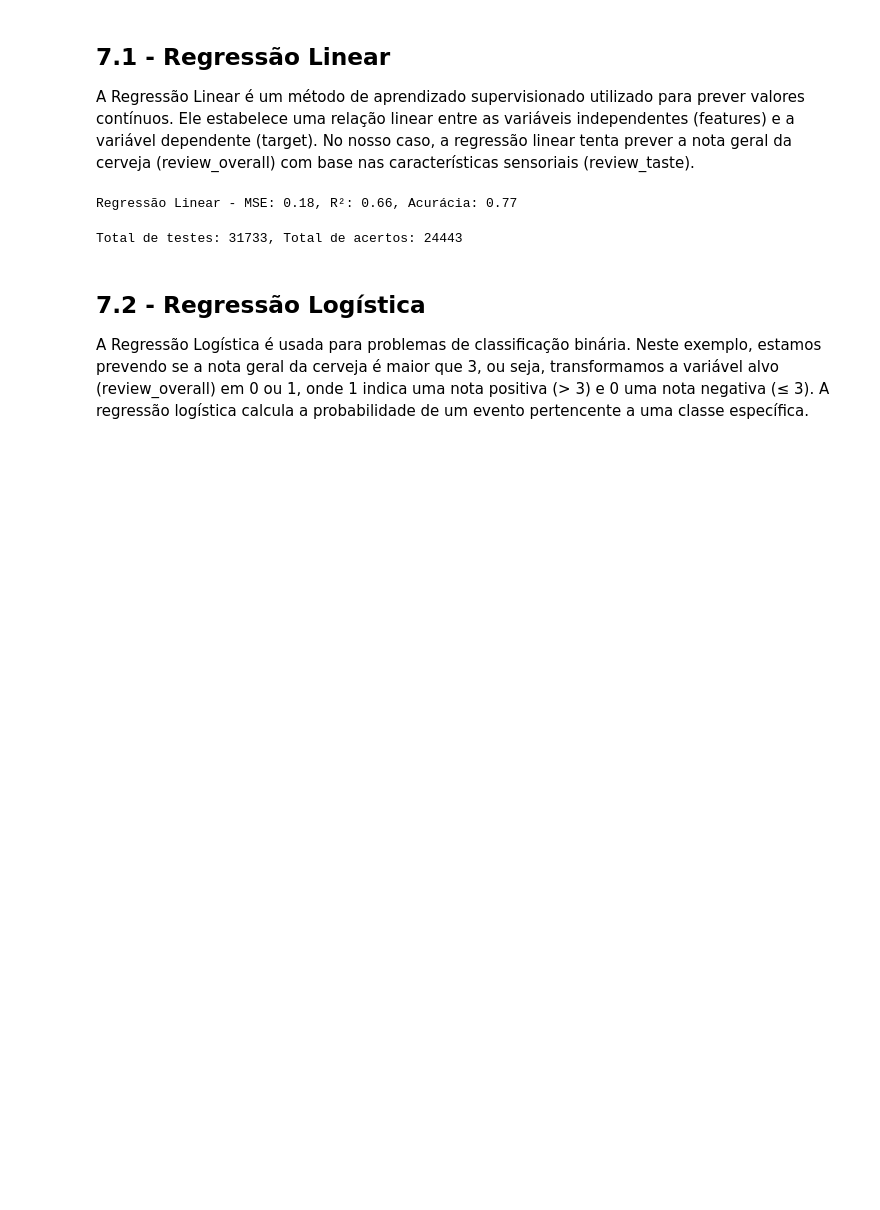
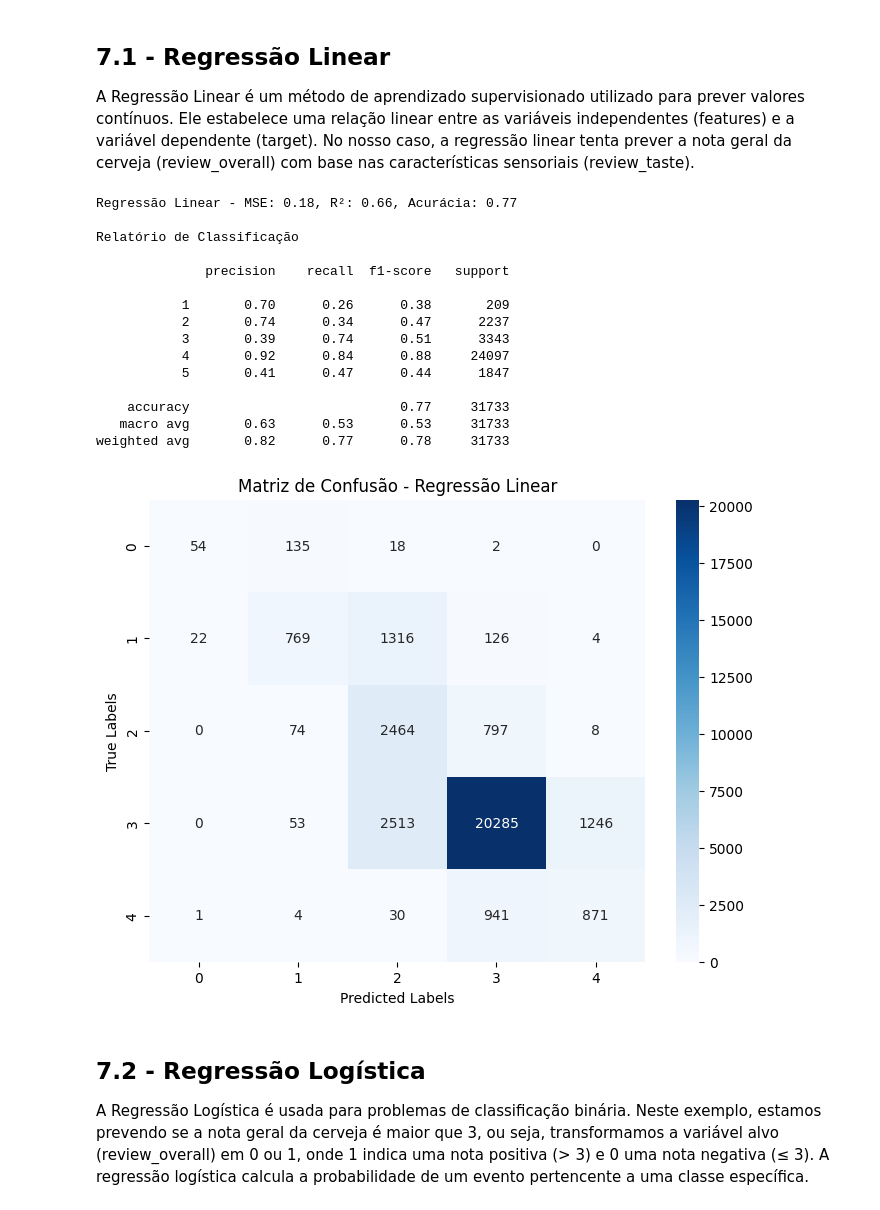
Before and after one commit to Cyberfn/BeerReviewAnalysis, a Jupyter notebook: BaseDeCervejasDF.ipynb, the cells around one changed output. Saved outputs shown, nothing was run; the diff lists cells and outputs as text; code cells hidden in the pictures; blank space fills up the shorter version.

```diff
--- a/BaseDeCervejasDF.ipynb
+++ b/BaseDeCervejasDF.ipynb
@@ -130,27 +130,48 @@ A Regressão Linear é um método de aprendizado supervisionado utilizado para p
 # %%
 linear_model = LinearRegression()
 linear_model.fit(X_train, y_train)
 linear_predictions = linear_model.predict(X_test)
 
 # Avaliando desempenho
 linear_mse = mean_squared_error(y_test, linear_predictions)
 linear_r2 = r2_score(y_test, linear_predictions)
 linear_accuracy = accuracy_score(np.round(y_test).astype(int), np.round(linear_predictions).astype(int))
 
 print(f'Regressão Linear - MSE: {linear_mse:.2f}, R²: {linear_r2:.2f}, Acurácia: {linear_accuracy:.2f} \n')
+
+rounded_predictions = np.round(linear_predictions).astype(int)
+rounded_y_test = np.round(y_test).astype(int)
+
+conf_matrix = confusion_matrix(rounded_y_test, rounded_predictions)
+report = classification_report(rounded_y_test, rounded_predictions)
+
+print("Relatório de Classificação \n")
+print(report)
+
+# Exibindo a matriz de confusão com um heatmap
+plt.figure(figsize=(8, 6))
+sns.heatmap(conf_matrix, annot=True, fmt="d", cmap="Blues")
+plt.xlabel("Predicted Labels")
+plt.ylabel("True Labels")
+plt.title("Matriz de Confusão - Regressão Linear")
+plt.show()
 # %% [output]
 Regressão Linear - MSE: 0.18, R²: 0.66, Acurácia: 0.77
+
+Relatório de Classificação
+
+              precision    recall  f1-score   support
+
+           1       0.70      0.26      0.38       209
+           2       0.74      0.34      0.47      2237
+           3       0.39      0.74      0.51      3343
+           4       0.92      0.84      0.88     24097
+           5       0.41      0.47      0.44      1847
+
+    accuracy                           0.77     31733
+   macro avg       0.63      0.53      0.53     31733
+weighted avg       0.82      0.77      0.78     31733
+[figure, added]
-# %%
-comparacao = pd.DataFrame({'Valor Real': np.round(y_test).astype(int),
-                           'Valor Previsto': np.round(linear_predictions).astype(int)})
-
-# Contando o total de testes e acertos
-total_testes = len(y_test)
-acertos = (comparacao['Valor Real'] == comparacao['Valor Previsto']).sum()
-
-print(f'Total de testes: {total_testes}, Total de acertos: {acertos}')
-# %% [output]
-Total de testes: 31733, Total de acertos: 24443
 # %% [markdown]
 ## 7.2 - Regressão Logística
 A Regressão Logística é usada para problemas de classificação binária. Neste exemplo, estamos prevendo se a nota geral da cerveja é maior que 3, ou seja, transformamos a variável alvo (review_overall) em 0 ou 1, onde 1 indica uma nota positiva (> 3) e 0 uma nota negativa (≤ 3). A regressão logística calcula a probabilidade de um evento pertencente a uma classe específica.
```
Also changed, not shown: parts of 11 cells of this notebook.
